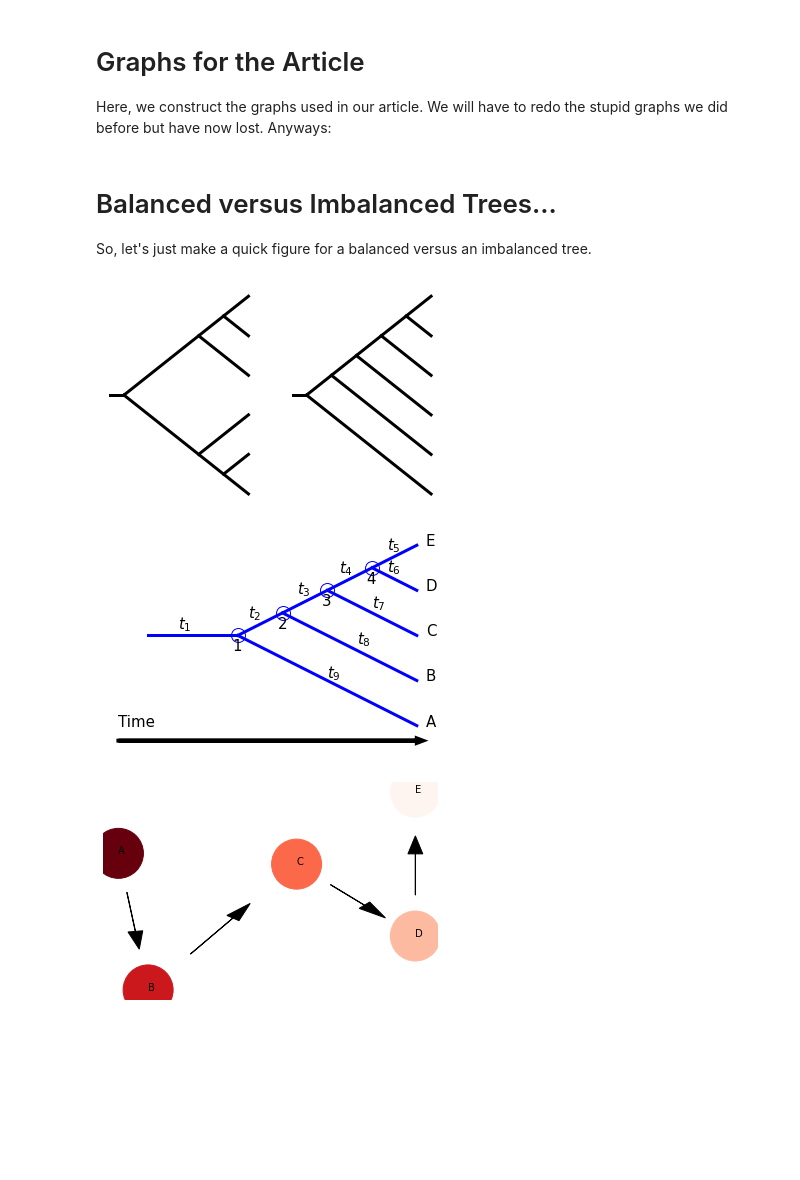
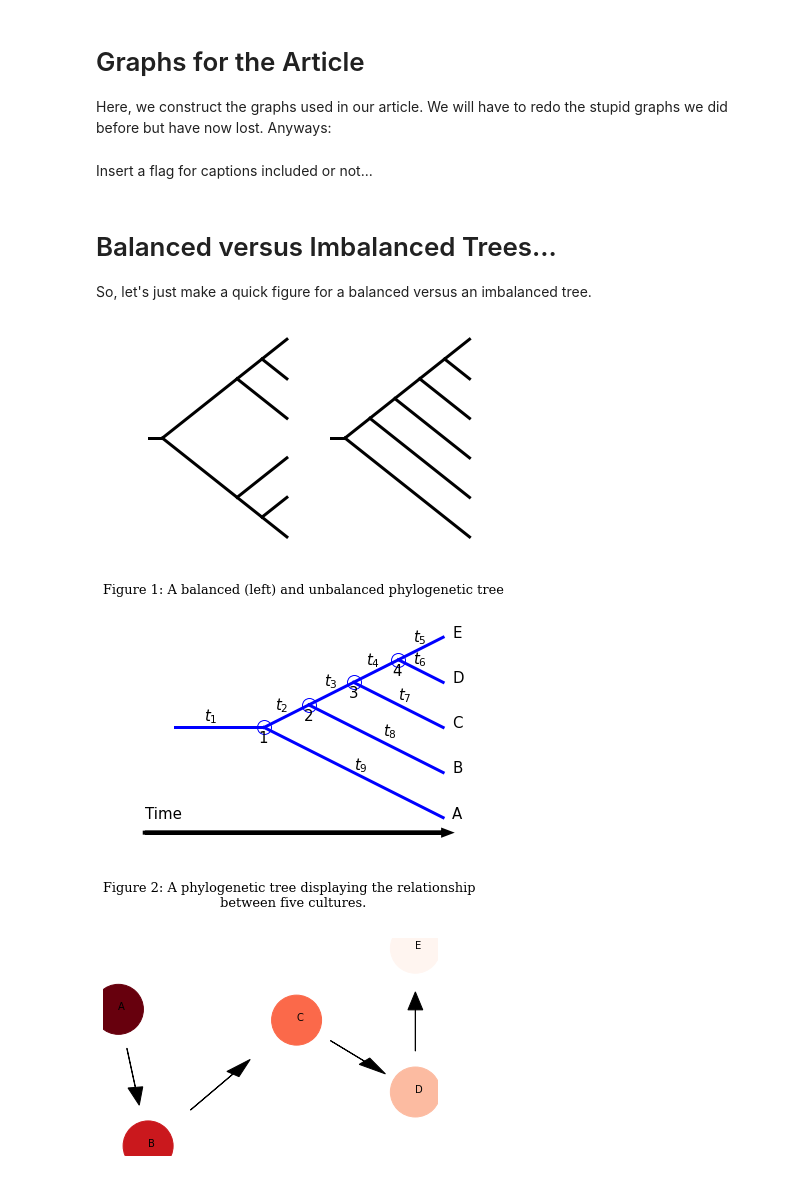
Before and after one commit to mbaker21231/AgeArea, a Jupyter notebook: ArticleGraph.ipynb, the cells around one changed output. Saved outputs shown, nothing was run; the diff lists cells and outputs as text; code cells hidden in the pictures; blank space fills up the shorter version.

Commit message:
Straightening out figures for Nature submission

```diff
--- a/ArticleGraph.ipynb
+++ b/ArticleGraph.ipynb
@@ -13,6 +13,10 @@ import random
 from mpl_toolkits.mplot3d import Axes3D
 from matplotlib import cm
 from matplotlib.ticker import LinearLocator, FormatStrFormatter
+# %% [markdown]
+Insert a flag for captions included or not...
+# %%
+captions = True
 # %% [markdown]
 # Balanced versus Imbalanced Trees...
 
@@ -44,9 +48,14 @@ l25 = ax2.plot([6.4, 10], [8, 6], color=c, linewidth=3)
 l26 = ax2.plot([4.6, 10], [7, 4], color=c, linewidth=3)
 l27 = ax2.plot([2.8, 10], [6, 2], color=c, linewidth=3)
 
-plt.savefig('bal_vs_unbal.eps')
+if captions:
+    cap = fig.suptitle("Figure 1: A balanced (left) and unbalanced phylogenetic tree",
+                       fontsize = 13, fontname='serif', y=0)
+    plt.savefig('Figure1.eps')
+else:
+    plt.savefig('bal_vs_unbal.eps')
 # %% [output]
-[figure, old version]
+[figure, new version]
 # %%
 fig, ax = plt.subplots()
 
@@ -64,35 +73,40 @@ noax = ax.axis('off')
 t1 = ax.text(2, 7.5, r'$t_1$', fontsize=15)
 t2 = ax.text(4.35, 8.2, r'$t_2$', fontsize=15)
 t3 = ax.text(6, 9.8, r'$t_3$', fontsize=15)
 t4 = ax.text(7.4, 11.2, r'$t_4$', fontsize=15)
 t5 = ax.text(9, 12.75, r'$t_5$', fontsize=15)
 t6 = ax.text(9, 11.25, r'$t_6$', fontsize=15)
 t7 = ax.text(8.5, 8.9, r'$t_7$', fontsize=15)
 t8 = ax.text(8, 6.5, r'$t_8$', fontsize=15)
 t9 = ax.text(7, 4.2, r'$t_9$', fontsize=15)
 
 k1 = ax.text(3.8, 6, r'$1$', fontsize=15)
 k2 = ax.text(5.3, 7.5, r'$2$', fontsize=15)
 k3 = ax.text(6.8, 9, r'$3$', fontsize=15)
 k4 = ax.text(8.3, 10.5, r'$4$', fontsize=15)
 
 A = ax.text(10.3, 1,  'A', fontsize=15)
 B = ax.text(10.3, 4,  'B', fontsize=15)
 C = ax.text(10.3, 7,  'C', fontsize=15)
 D = ax.text(10.3 ,10, 'D', fontsize=15)
 E = ax.text(10.3 ,13, 'E', fontsize=15)
 
 m1 = ax.plot(4, 7, marker='o', markersize=14, markeredgecolor='blue', markerfacecolor='none')
 m2 = ax.plot(5.5, 8.5, marker='o', markersize=14, markeredgecolor='blue', markerfacecolor='none')
 m3 = ax.plot(7, 10, marker='o', markersize=14, markeredgecolor='blue', markerfacecolor='none')
 m4 = ax.plot(8.5,11.5, marker='o', markersize=14, markeredgecolor='blue', markerfacecolor='none')
 
 arrow = ax.arrow(0, 0, 10, 0, color='black', linewidth=4, head_width=.3, head_length=.2, shape='full')
 time  = ax.text(0, 1, 'Time', fontsize=15)
 
-plt.savefig('simplePT.eps')
+if captions:
+    cap = fig.suptitle("Figure 2: A phylogenetic tree displaying the relationship \n between five cultures.",
+                       fontsize = 13, fontname='serif', y=0)
+    plt.savefig('Figure2.eps')
+else:
+    plt.savefig('bal_vs_unbal.eps')
 # %% [output]
-[figure, old version]
+[figure, new version]
 # %%
 # Here is a sample locational plot of the groups.
 
```
Also changed, not shown: parts of 3 cells of this notebook, 10 other files.
